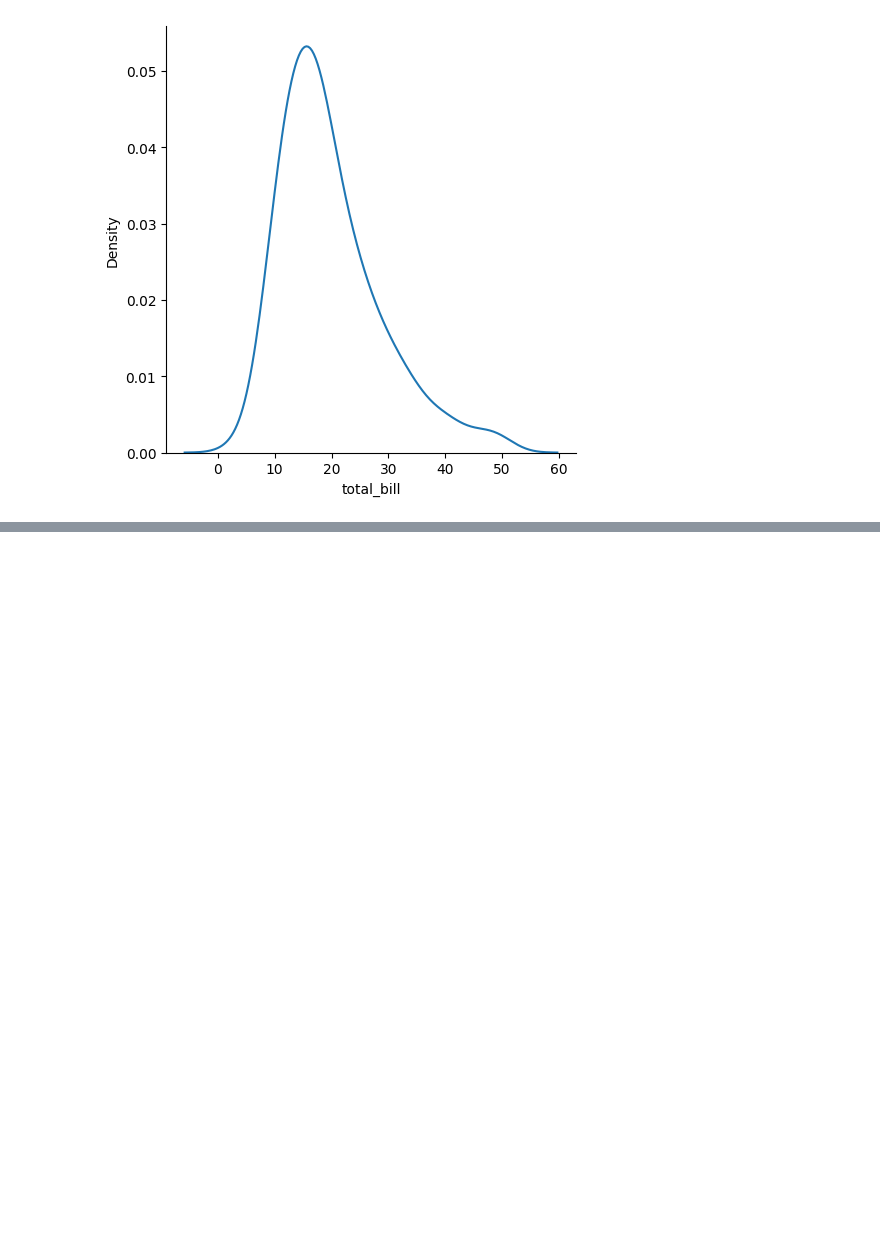
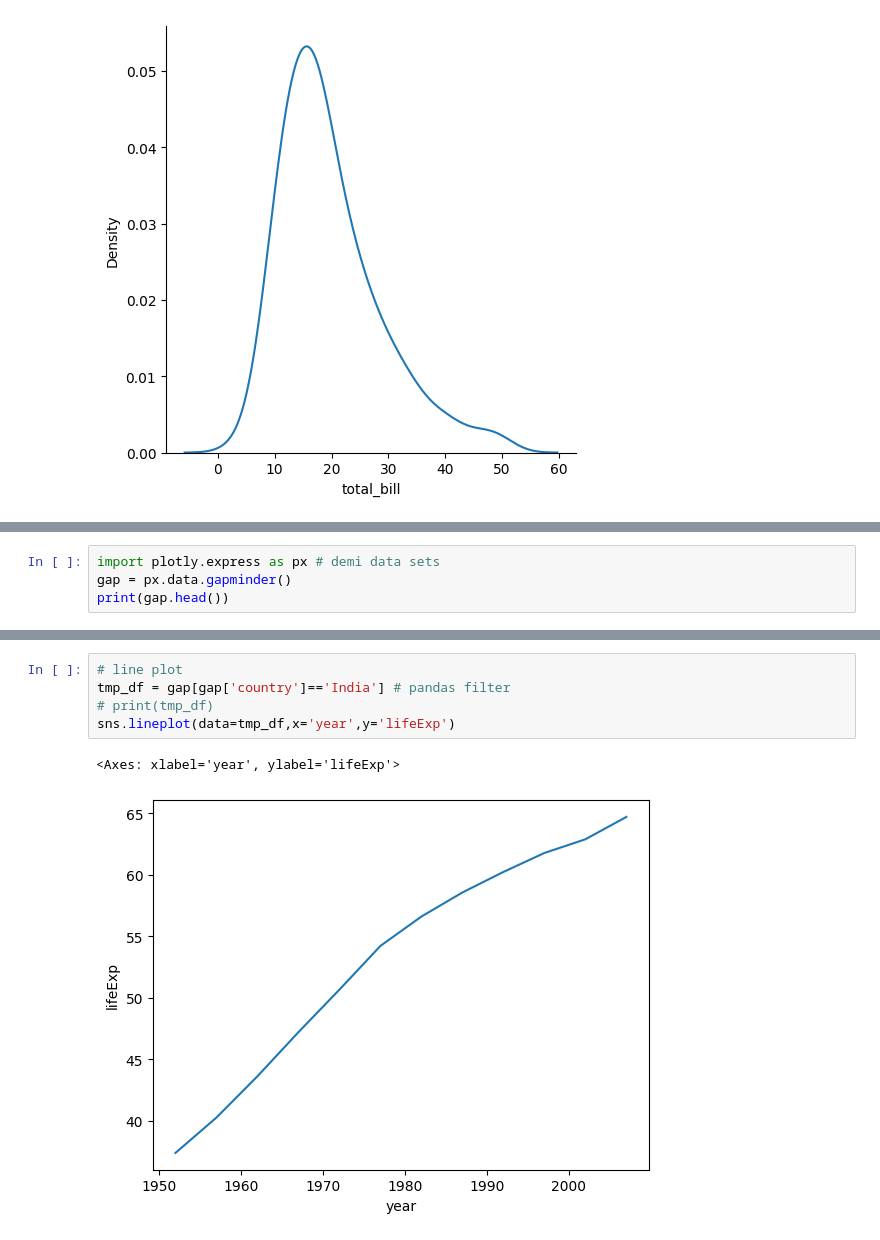
Before and after one commit to rajendra0968jangid/DS-ML, a Jupyter notebook: day14.ipynb, the cells around one changed output, grey strips where cells are left out. Saved outputs shown, nothing was run; the diff lists cells and outputs as text; blank space fills up the shorter version.

```diff
--- a/day14.ipynb
+++ b/day14.ipynb
@@ -186,0 +220,4 @@ sns.displot(data=tips,x='total_bill',kind='kde')
+# %%
+import plotly.express as px # demi data sets
+gap = px.data.gapminder()
+print(gap.head())
@@ -186,0 +259,8 @@ sns.displot(data=tips,x='total_bill',kind='kde')
+# %%
+# line plot
+tmp_df = gap[gap['country']=='India'] # pandas filter
+# print(tmp_df)
+sns.lineplot(data=tmp_df,x='year',y='lifeExp')
+# %% [output]
+<Axes: xlabel='year', ylabel='lifeExp'>
+[figure, added]
```
Also changed, not shown: parts of 16 cells of this notebook.
